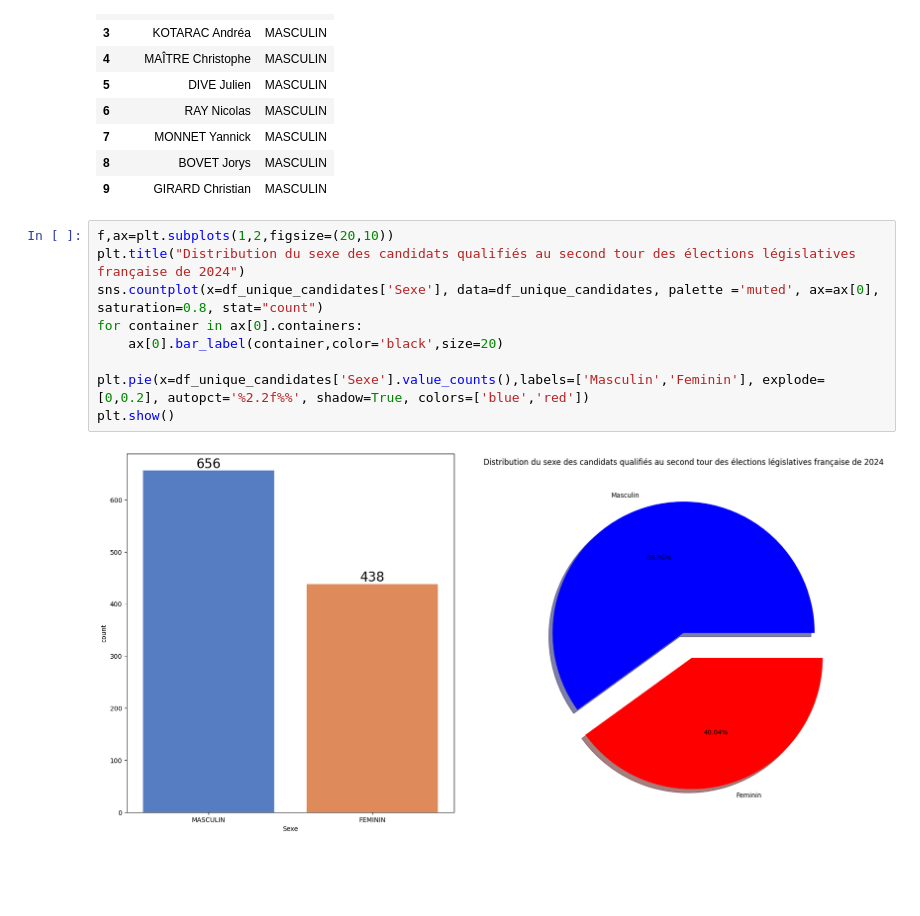
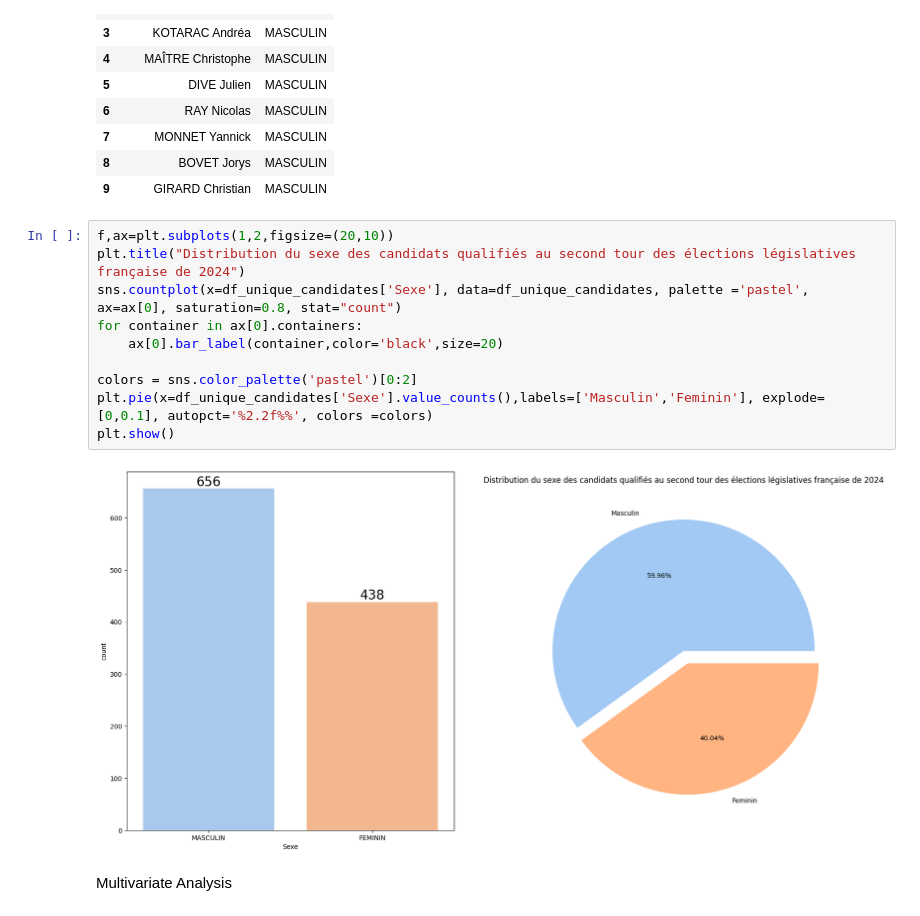
Before and after one commit to RonanRibouletPython/Data_Analysis_Job_Prep, a Jupyter notebook: Notebooks/EDA_Election_2024.ipynb, the cells around one changed output. Cells and saved outputs as stored; diff of their text form; blank space fills up the shorter version.

```diff
--- a/Notebooks/EDA_Election_2024.ipynb
+++ b/Notebooks/EDA_Election_2024.ipynb
@@ -247,11 +247,14 @@ df_unique_candidates.head(10)
 # %%
 f,ax=plt.subplots(1,2,figsize=(20,10))
 plt.title("Distribution du sexe des candidats qualifiés au second tour des élections législatives française de 2024")
-sns.countplot(x=df_unique_candidates['Sexe'], data=df_unique_candidates, palette ='muted', ax=ax[0], saturation=0.8, stat="count")
+sns.countplot(x=df_unique_candidates['Sexe'], data=df_unique_candidates, palette ='pastel', ax=ax[0], saturation=0.8, stat="count")
 for container in ax[0].containers:
     ax[0].bar_label(container,color='black',size=20)
 
-plt.pie(x=df_unique_candidates['Sexe'].value_counts(),labels=['Masculin','Feminin'], explode=[0,0.2], autopct='%2.2f%%', shadow=True, colors=['blue','red'])
+colors = sns.color_palette('pastel')[0:2]
+plt.pie(x=df_unique_candidates['Sexe'].value_counts(),labels=['Masculin','Feminin'], explode=[0,0.1], autopct='%2.2f%%', colors =colors)
 plt.show()
 # %% [output]
-[figure, old version]
+[figure, new version]
+# %% [markdown]
+Multivariate Analysis
```
Also changed, not shown: parts of 2 cells of this notebook, 4 other files.
